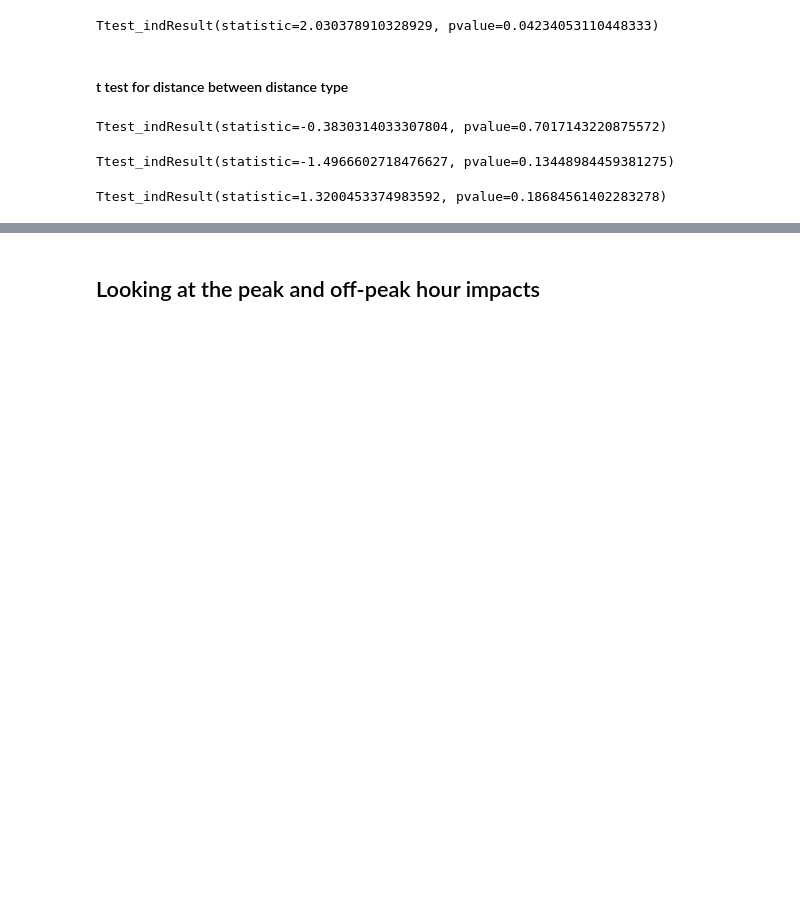
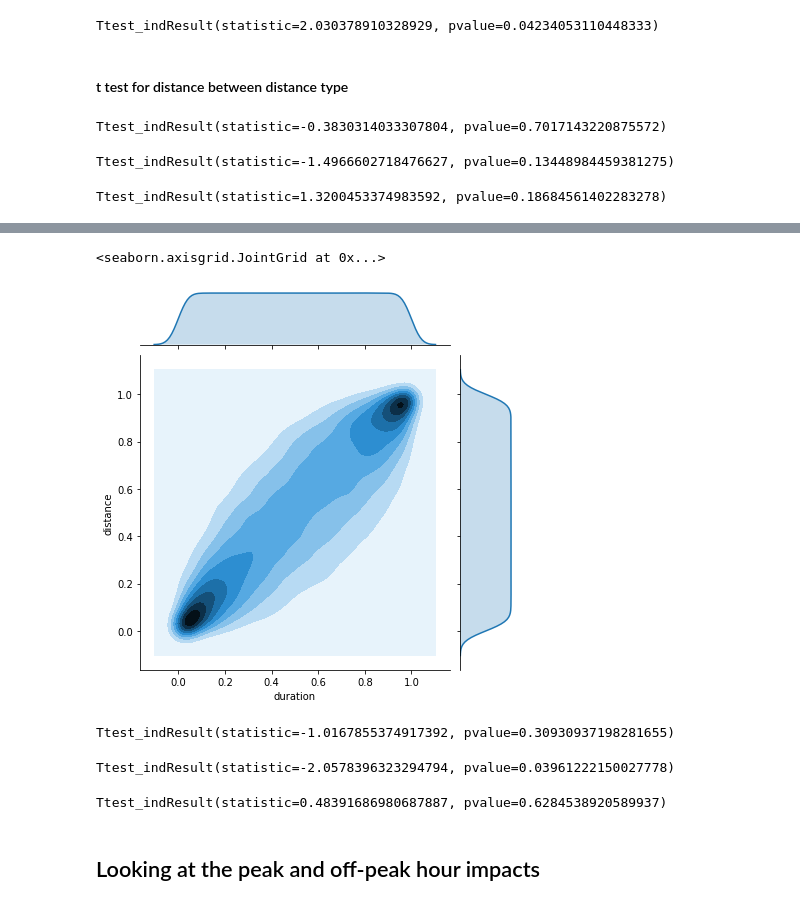
Before and after one commit to ta-data-bcn/technical-interview, a Jupyter notebook: Technical_Interview_Chao.ipynb, the cells around one changed output, grey strips where cells are left out. Drawn from its saved outputs; the diff is of its cells as text; code cells hidden in the pictures; blank space fills up the shorter version.

```diff
--- a/Technical_Interview_Chao.ipynb
+++ b/Technical_Interview_Chao.ipynb
@@ -454,0 +455,14 @@ Ttest_indResult(statistic=1.3200453374983592, pvalue=0.18684561402283278)
+# %%
+df_scale = df_clean[["duration","distance","speed"]]
+# %%
+from sklearn.preprocessing import QuantileTransformer
+
+names = df_scale.columns
+
+qt = QuantileTransformer()
+qt_df = qt.fit_transform(df_scale)
+scaled_df = pd.DataFrame(qt_df, columns=names)
+
+#scaler = preprocessing.normalize()
+#scaled_df = scaler.fit_transform(df_scale)
+#scaled_df = pd.DataFrame(scaled_df, columns=names)
@@ -454,0 +478,2 @@ Ttest_indResult(statistic=1.3200453374983592, pvalue=0.18684561402283278)
+# %%
+df_scaled = pd.concat([scaled_df,df_clean[["city_id", "distance_type"]].reset_index()], axis = 1)
@@ -454,0 +501,5 @@ Ttest_indResult(statistic=1.3200453374983592, pvalue=0.18684561402283278)
+# %%
+sns.jointplot(x="duration", y="distance", data=df_scaled, kind="kde")
+# %% [output]
+<seaborn.axisgrid.JointGrid at 0x...>
+[figure, added]
@@ -455,3 +515,18 @@ Ttest_indResult(statistic=1.3200453374983592, pvalue=0.18684561402283278)
+# %%
+# t test of speed between linear distance type and road distance type in Bravos
+stats.ttest_ind(bravos_linear_speed, bravos_road_speed)
+# %% [output]
+Ttest_indResult(statistic=-1.0167855374917392, pvalue=0.30930937198281655)
+# %%
+# t test of speed between linear distance type and road distance type in Pentos
+stats.ttest_ind(pentos_linear_speed, pentos_road_speed)
+# %% [output]
+Ttest_indResult(statistic=-2.0578396323294794, pvalue=0.03961222150027778)
+# %%
+# t test of speed between linear distance type and road distance type in Volantis
+stats.ttest_ind(volantis_linear_speed, volantis_road_speed)
+# %% [output]
+Ttest_indResult(statistic=0.48391686980687887, pvalue=0.6284538920589937)
 # %% [markdown]
 ## Looking at the peak and off-peak hour impacts
 # %%
```
Also changed, not shown: parts of 7 cells of this notebook.
